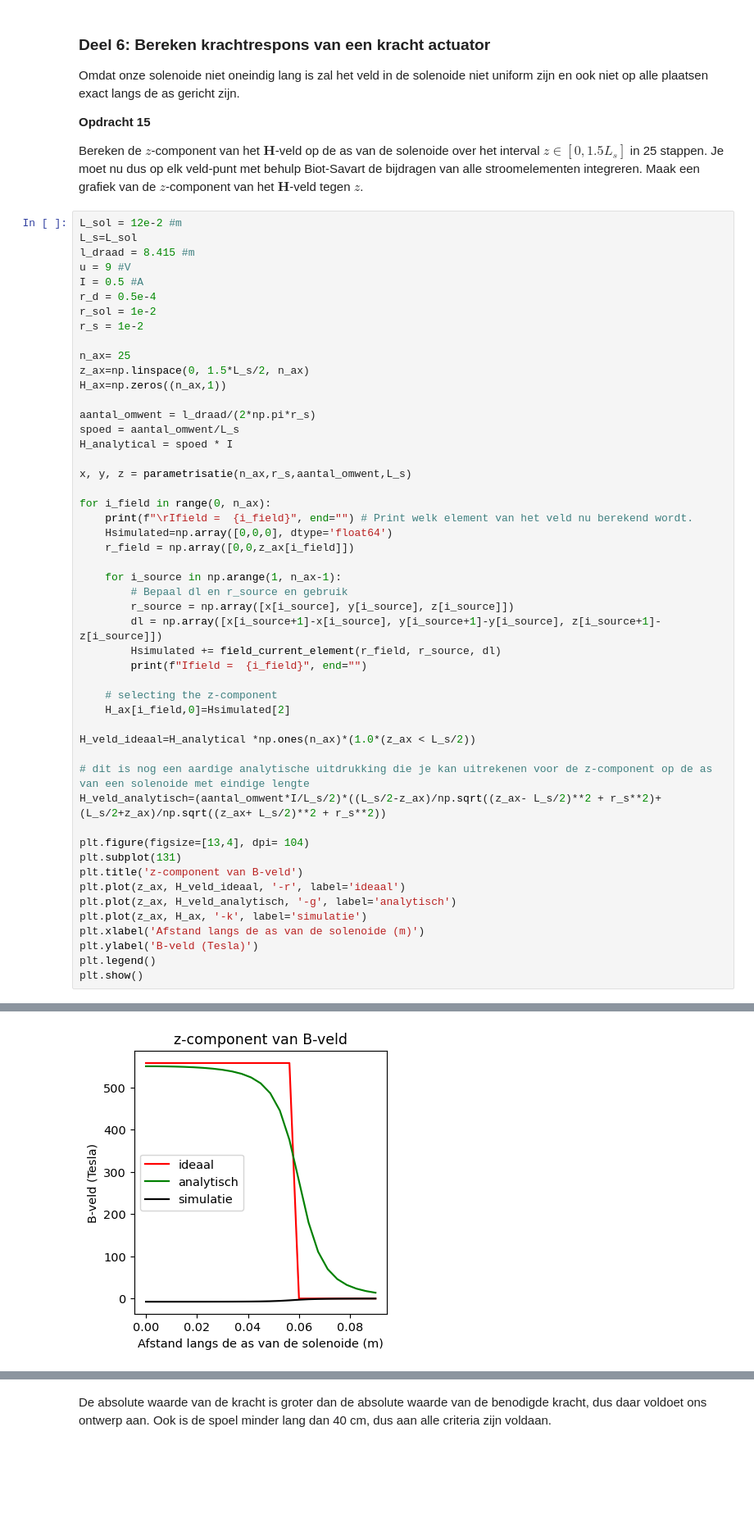
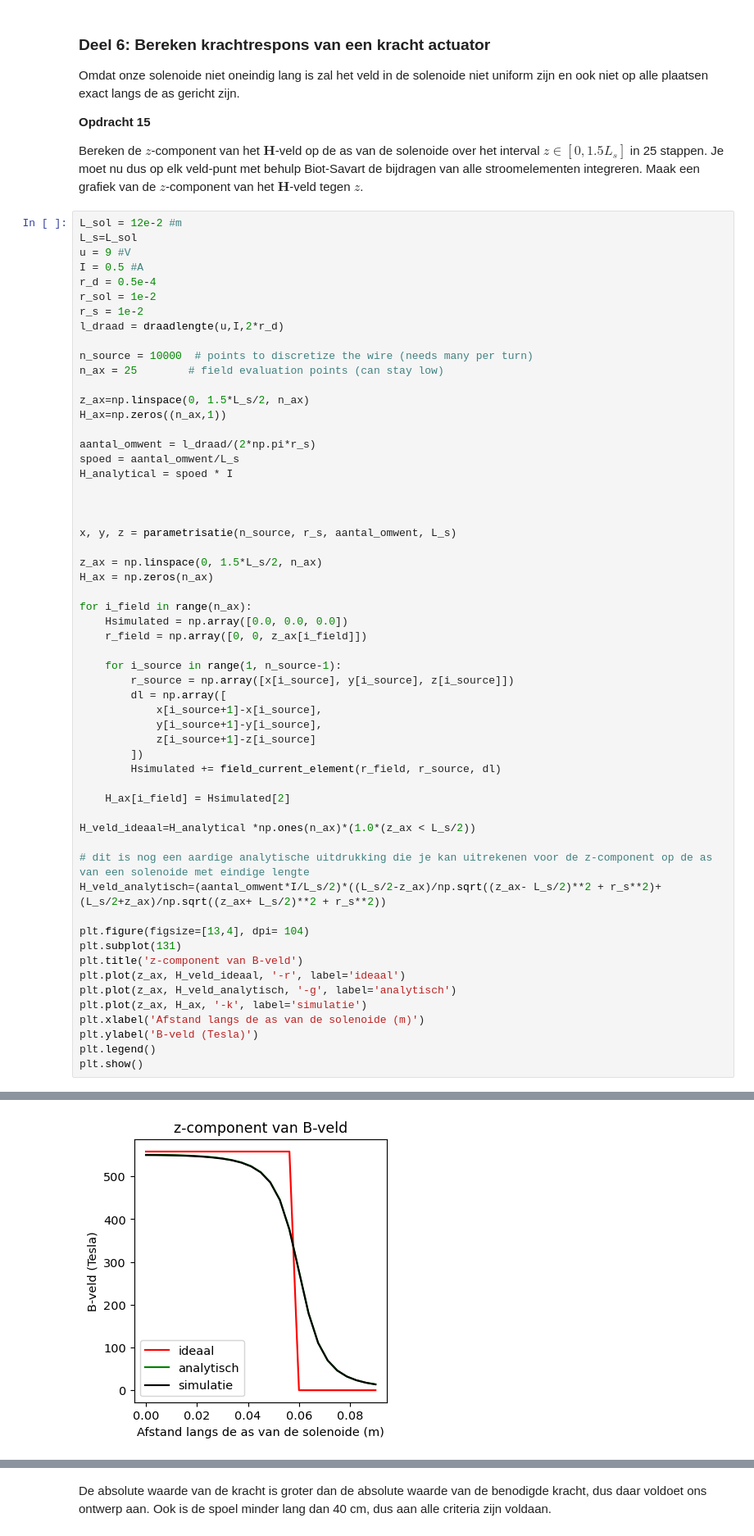
Before and after one commit to T-L-cc/opdrachten-DEF-D, a Jupyter notebook: 2KrachtactuatorOpdracht/KrachtactuatorOpdracht.ipynb, the cells around one changed output, grey strips where cells are left out. Shown at 82% size. Drawn from its saved outputs; the diff is of its cells as text; blank space fills up the shorter version.

```diff
--- a/2KrachtactuatorOpdracht/KrachtactuatorOpdracht.ipynb
+++ b/2KrachtactuatorOpdracht/KrachtactuatorOpdracht.ipynb
@@ -533,14 +545,16 @@ Bereken de $z$-component van het $\mathbf{H}$-veld op de as van de solenoide ove
 # %%
 L_sol = 12e-2 #m
 L_s=L_sol
-l_draad = 8.415 #m
 u = 9 #V
 I = 0.5 #A
 r_d = 0.5e-4
 r_sol = 1e-2
 r_s = 1e-2
+l_draad = draadlengte(u,I,2*r_d)
 
-n_ax= 25
+n_source = 10000  # points to discretize the wire (needs many per turn)
+n_ax = 25        # field evaluation points (can stay low)
+
 z_ax=np.linspace(0, 1.5*L_s/2, n_ax)
 H_ax=np.zeros((n_ax,1))
 
@@ -548,22 +562,27 @@ aantal_omwent = l_draad/(2*np.pi*r_s)
 spoed = aantal_omwent/L_s
 H_analytical = spoed * I
 
-x, y, z = parametrisatie(n_ax,r_s,aantal_omwent,L_s)
 
-for i_field in range(0, n_ax):
-    print(f"\rIfield =  {i_field}", end="") # Print welk element van het veld nu berekend wordt.
-    Hsimulated=np.array([0,0,0], dtype='float64')
-    r_field = np.array([0,0,z_ax[i_field]])
 
-    for i_source in np.arange(1, n_ax-1):
-        # Bepaal dl en r_source en gebruik
+x, y, z = parametrisatie(n_source, r_s, aantal_omwent, L_s)
+
+z_ax = np.linspace(0, 1.5*L_s/2, n_ax)
+H_ax = np.zeros(n_ax)
+
+for i_field in range(n_ax):
+    Hsimulated = np.array([0.0, 0.0, 0.0])
+    r_field = np.array([0, 0, z_ax[i_field]])
+
+    for i_source in range(1, n_source-1):
         r_source = np.array([x[i_source], y[i_source], z[i_source]])
-        dl = np.array([x[i_source+1]-x[i_source], y[i_source+1]-y[i_source], z[i_source+1]-z[i_source]])
+        dl = np.array([
+            x[i_source+1]-x[i_source],
+            y[i_source+1]-y[i_source],
+            z[i_source+1]-z[i_source]
+        ])
         Hsimulated += field_current_element(r_field, r_source, dl)
-        print(f"Ifield =  {i_field}", end="")
 
-    # selecting the z-component
-    H_ax[i_field,0]=Hsimulated[2]
+    H_ax[i_field] = Hsimulated[2]
 
 H_veld_ideaal=H_analytical *np.ones(n_ax)*(1.0*(z_ax < L_s/2))
 
@@ -585 +604 @@ Ifield =  24Ifield =  24Ifield =  24Ifield =  24Ifield =  24Ifield =  24Ifield =
-[figure, old version]
+[figure, new version]
```
Also changed, not shown: parts of 14 cells of this notebook, 7 other files.
